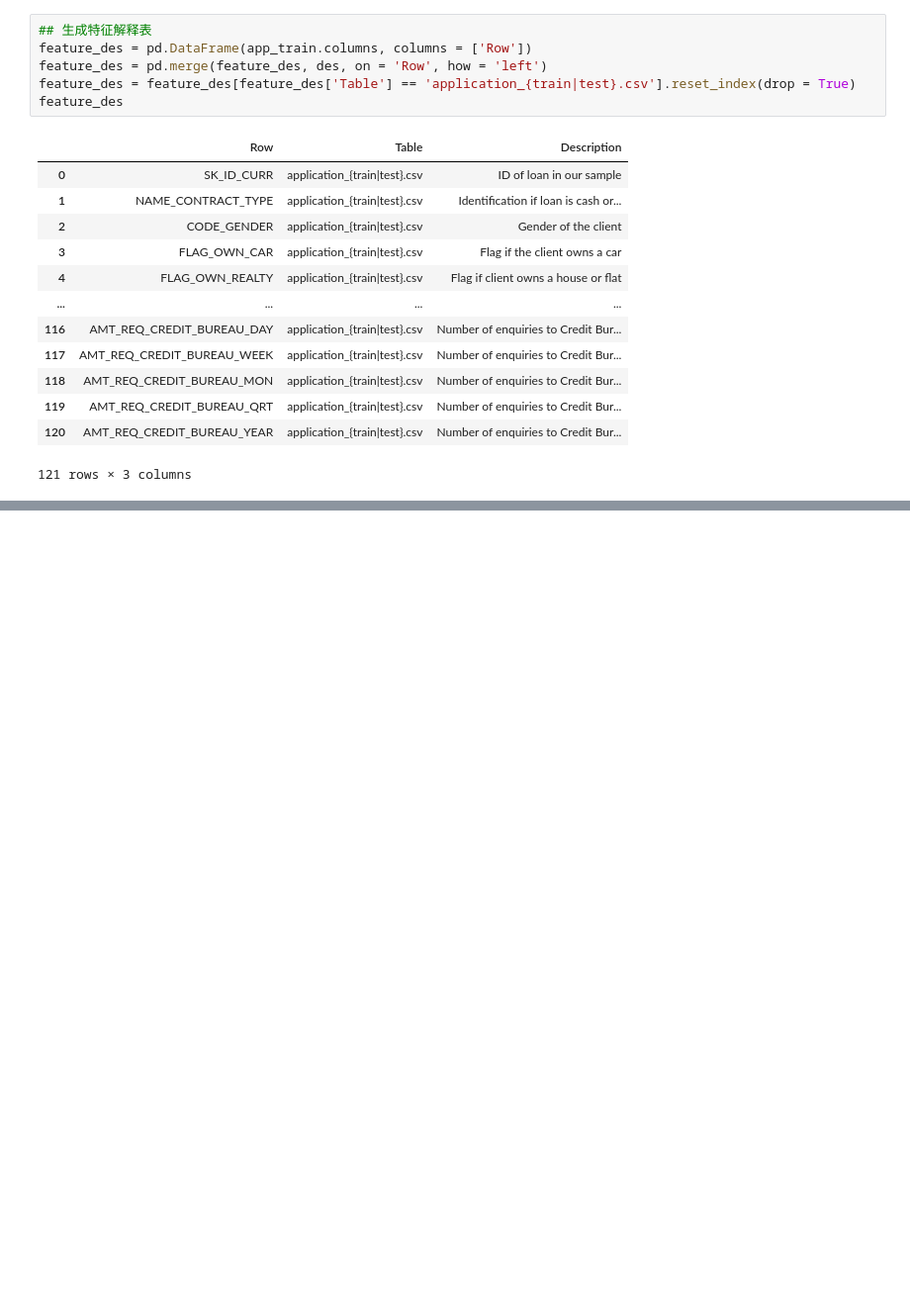
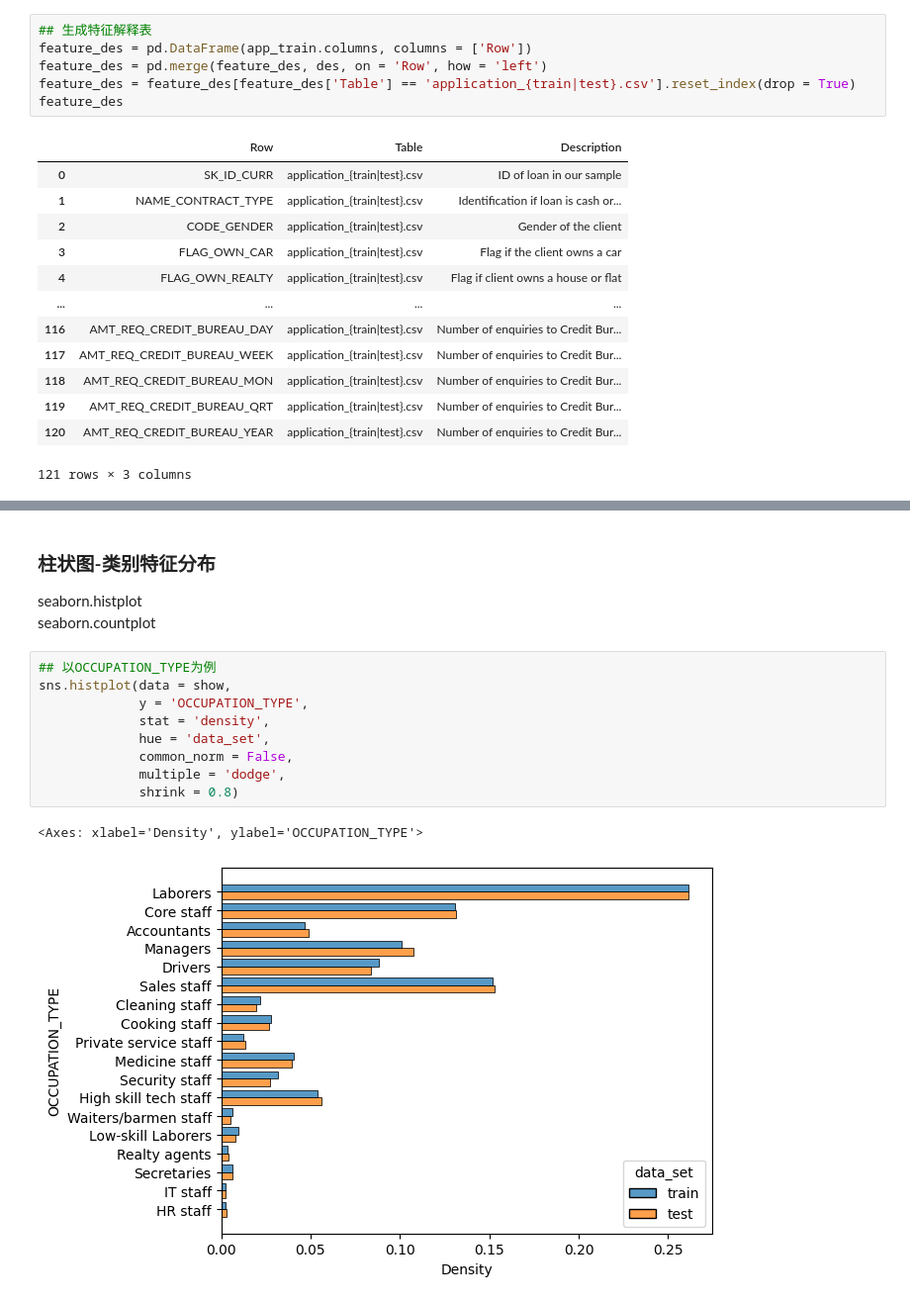
Before and after one commit to evilHamburger/home-credit-default-risk, a Jupyter notebook: notebooks/eda.ipynb, the cells around one changed output, grey strips where cells are left out. Shown at 99% size. Cells and saved outputs as stored; diff of their text form; blank space fills up the shorter version.

```diff
--- a/notebooks/eda.ipynb
+++ b/notebooks/eda.ipynb
@@ -128,0 +355,16 @@ FLAG_DOCUMENT_21
+# %% [markdown]
+### 柱状图-类别特征分布
+seaborn.histplot
+seaborn.countplot
+# %%
+## 以OCCUPATION_TYPE为例
+sns.histplot(data = show,
+             y = 'OCCUPATION_TYPE',
+             stat = 'density',
+             hue = 'data_set',
+             common_norm = False,
+             multiple = 'dodge',
+             shrink = 0.8)
+# %% [output]
+<Axes: xlabel='Density', ylabel='OCCUPATION_TYPE'>
+[figure, added]
```
Also changed, not shown: parts of 34 cells of this notebook.
